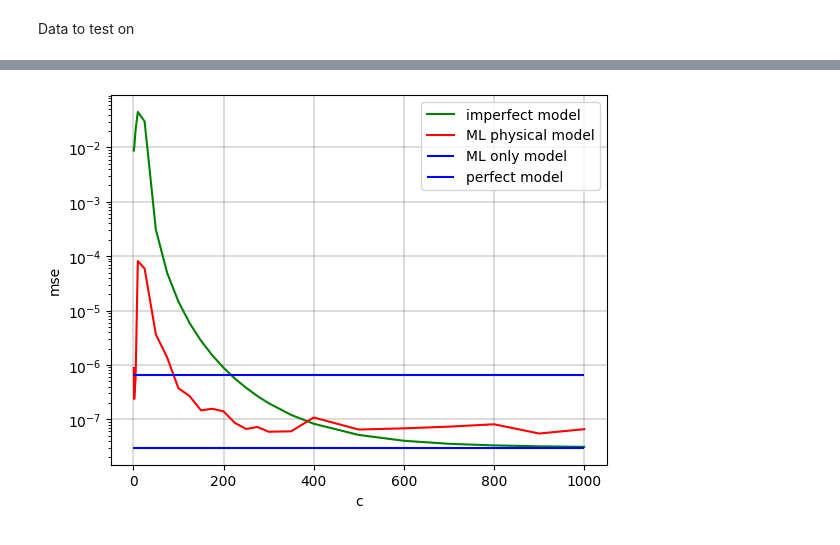
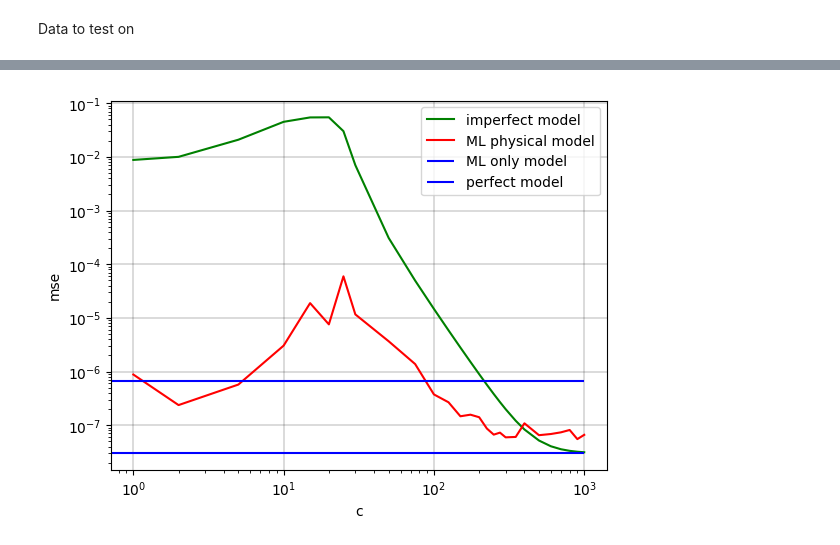
Before and after one commit to arianna-cox/chaotic-systems-ml, a Jupyter notebook: compare_models.ipynb, the cells around one changed output, grey strips where cells are left out. Drawn from its saved outputs; the diff is of its cells as text; code cells hidden in the pictures.

```diff
--- a/compare_models.ipynb
+++ b/compare_models.ipynb
@@ -43,7 +43,7 @@ std = 0.01
 name = f"{n}_{time_span}_{str(time_step).replace('.', '')}_{str(integration_time_step).replace('.', '')}_{number_timesteps_predict}_{str(std).replace('.', '')}"
 MLonly_model = keras.models.load_model(f'saved_models/timesteps_{number_timesteps_predict}/MLonly_{name}.keras')
 # %%
-c_array = np.array([2,5,10])
+c_array = np.array([15, 20, 30])
 finalmse = np.zeros(len(c_array))
 loss_physical = np.zeros(len(c_array))
 
@@ -69,16 +69,16 @@ for i, c in enumerate(c_array):
     #     plt.show()
     # #####
 
-    if c != np.inf:
-        print('c not infinity')
-        test_X = {"input_ob": test_observations[:,:-number_timesteps_predict,:], "input_pred": test_predictions}
+    # if c != np.inf:
+    #     print('c not infinity')
+    #     test_X = {"input_ob": test_observations[:,:-number_timesteps_predict,:], "input_pred": test_predictions}
 
-        loaded_model = keras.models.load_model(f'saved_models/timesteps_{number_timesteps_predict}/physical_model_c{int(c)}_{name}.keras')
-        print('loaded!')
-        loss_physical[i] = loaded_model.evaluate(x = test_X, y = test_observations[:,-1,:])
-        print('evaluated!')
-        print(f"loss = {loss_physical[i]}")
-        dictionary['physical_loss'][c] = loss_physical[i]
+    #     loaded_model = keras.models.load_model(f'saved_models/timesteps_{number_timesteps_predict}/physical_model_c{int(c)}_{name}.keras')
+    #     print('loaded!')
+    #     loss_physical[i] = loaded_model.evaluate(x = test_X, y = test_observations[:,-1,:])
+    #     print('evaluated!')
+    #     print(f"loss = {loss_physical[i]}")
+    #     dictionary['physical_loss'][c] = loss_physical[i]
 
 # MLonly_loss = MLonly_model.evaluate(x = test_observations[:,:-number_timesteps_predict,:], y = test_observations[:,-1,:])
 # print(f'ML only loss = {MLonly_loss}')
@@ -106,26 +91,27 @@ loss = 8.143253216985613e-05
 # %%
-c_array = [1,2,5,10,25,50,75,100,125,150,175,200,225,250,275,300,350,400,500,600,700,800,900,1000]
+c_array = [1,2,5,10,15, 20, 25, 30,50,75,100,125,150,175,200,225,250,275,300,350,400,500,600,700,800,900,1000]
 name = f"{n}_{time_span}_{str(time_step).replace('.', '')}_{str(integration_time_step).replace('.', '')}_{number_timesteps_predict}_{str(std).replace('.', '')}"
 dictionary = np.load(f"data_dictionaries/data_{name}.npy", allow_pickle=True).item()
 finalmse = np.zeros(len(c_array))
 loss_physical = np.zeros(len(c_array))
 MLonly_loss = dictionary['MLonly_loss']
 mse_perfect_model_prediction = dictionary['mse_imperfect_predictions'][np.inf]
 
 for i, c in enumerate(c_array):
     finalmse[i] = dictionary['mse_imperfect_predictions'][c]
     loss_physical[i] = dictionary['physical_loss'][c]
 
 plt.plot(c_array,finalmse, label = 'imperfect model', color = 'g')
 plt.plot(c_array, loss_physical, label = 'ML physical model', color = 'r')
 plt.hlines(MLonly_loss, 0,1000, label = 'ML only model', color = 'b')
 plt.hlines(mse_perfect_model_prediction, 0,1000, label = 'perfect model', color = 'b')
+plt.xscale('log')
 plt.yscale('log')
 plt.xlabel('c')
 plt.ylabel('mse')
 plt.grid(which='major', color='black', linestyle='-', linewidth = 0.2)
 # plt.grid(which='minor', color='grey', linestyle='-')
 plt.legend()
 plt.savefig(f'mse_{name}')
 # %% [output]
-[figure, old version]
+[figure, new version]
```
Also changed, not shown: parts of 1 cell of this notebook, 8 other files.
